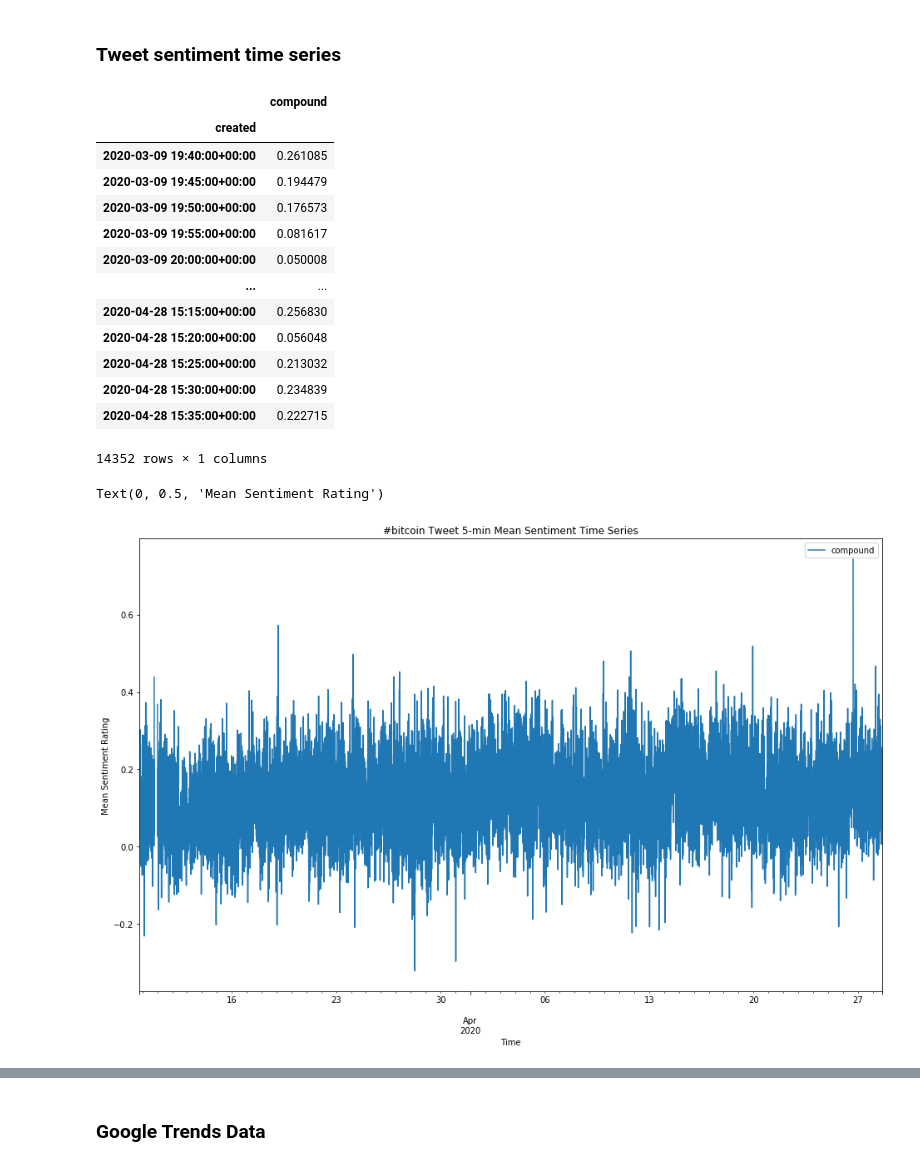
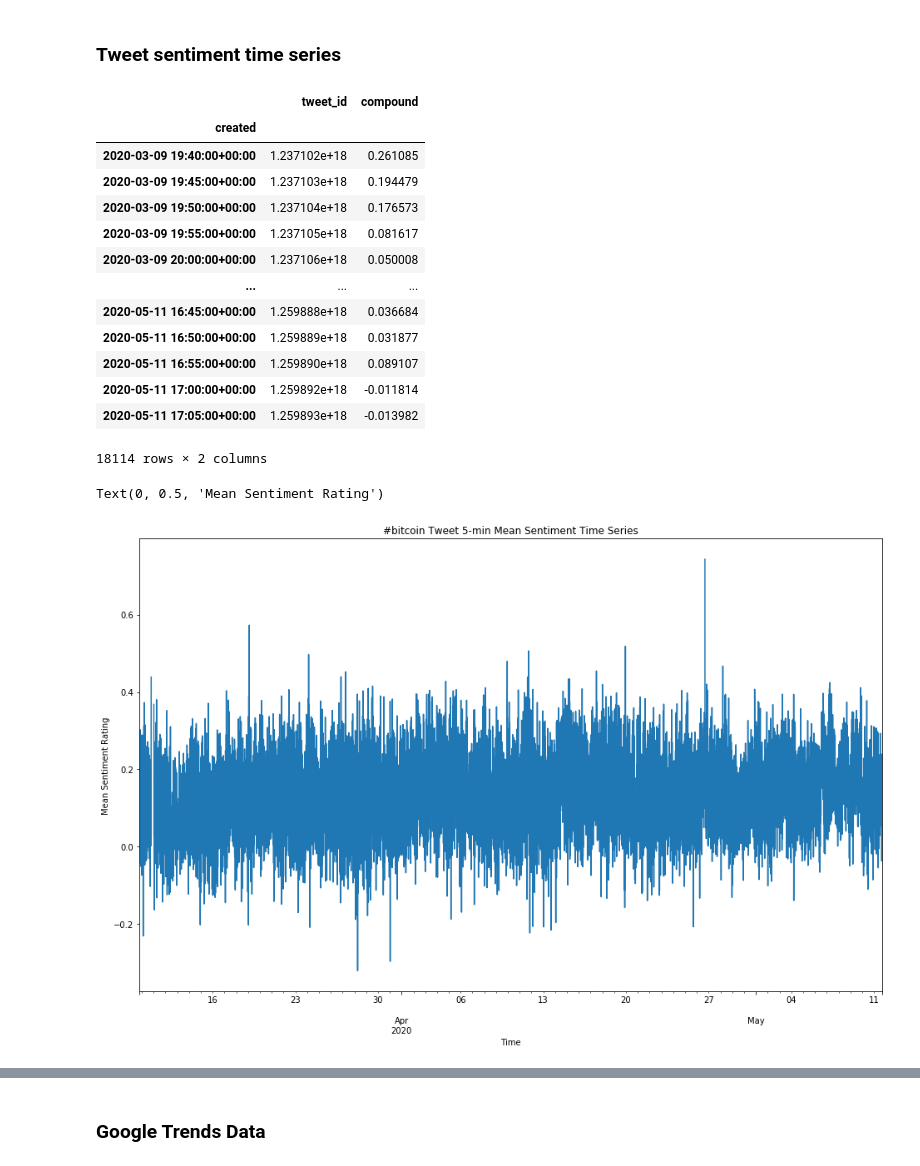
Before and after one commit to Globe-Research/bitfear, a Jupyter notebook: sentiment/time_series_analysis.ipynb, the cells around one changed output, grey strips where cells are left out. Drawn from its saved outputs; the diff is of its cells as text; code cells hidden in the pictures.

```diff
--- a/sentiment/time_series_analysis.ipynb
+++ b/sentiment/time_series_analysis.ipynb
@@ -85,0 +89,5 @@ tweets_df
+# %%
+# Load from backup
+tweets_df = pd.read_csv('tweets.csv')
+tweets_df['created'] = pd.to_datetime(tweets_df['created'])
+tweets_df
@@ -163,28 +185,28 @@ plt.plot(tweet_volume['smooth'])
 sentiment_time = tweet_grouped.mean()
 sentiment_time
 # %% [output]
-|  | compound |
-| created |  |
-| 2020-03-09 19:40:00+00:00 | 0.261085 |
-| 2020-03-09 19:45:00+00:00 | 0.194479 |
-| 2020-03-09 19:50:00+00:00 | 0.176573 |
-| 2020-03-09 19:55:00+00:00 | 0.081617 |
-| 2020-03-09 20:00:00+00:00 | 0.050008 |
-| ... | ... |
-| 2020-04-28 15:15:00+00:00 | 0.256830 |
-| 2020-04-28 15:20:00+00:00 | 0.056048 |
-| 2020-04-28 15:25:00+00:00 | 0.213032 |
-| 2020-04-28 15:30:00+00:00 | 0.234839 |
-| 2020-04-28 15:35:00+00:00 | 0.222715 |
+|  | tweet_id | compound |
+| created |  |  |
+| 2020-03-09 19:40:00+00:00 | 1.237102e+18 | 0.261085 |
+| 2020-03-09 19:45:00+00:00 | 1.237103e+18 | 0.194479 |
+| 2020-03-09 19:50:00+00:00 | 1.237104e+18 | 0.176573 |
+| 2020-03-09 19:55:00+00:00 | 1.237105e+18 | 0.081617 |
+| 2020-03-09 20:00:00+00:00 | 1.237106e+18 | 0.050008 |
+| ... | ... | ... |
+| 2020-05-11 16:45:00+00:00 | 1.259888e+18 | 0.036684 |
+| 2020-05-11 16:50:00+00:00 | 1.259889e+18 | 0.031877 |
+| 2020-05-11 16:55:00+00:00 | 1.259890e+18 | 0.089107 |
+| 2020-05-11 17:00:00+00:00 | 1.259892e+18 | -0.011814 |
+| 2020-05-11 17:05:00+00:00 | 1.259893e+18 | -0.013982 |
-14352 rows × 1 columns
+18114 rows × 2 columns
 # %%
-sentiment_time.plot()
+sentiment_time['compound'].plot()
 plt.title('#bitcoin Tweet 5-min Mean Sentiment Time Series')
 plt.xlabel('Time')
 plt.ylabel('Mean Sentiment Rating')
 # %% [output]
 Text(0, 0.5, 'Mean Sentiment Rating')
-[figure, old version]
+[figure, new version]
 # %%
 sentiment_time['smooth'] = sentiment_time['compound'].ewm(12).mean()
 plt.plot(sentiment_time['smooth'])
```
Also changed, not shown: parts of 61 cells of this notebook, 1 other file.
